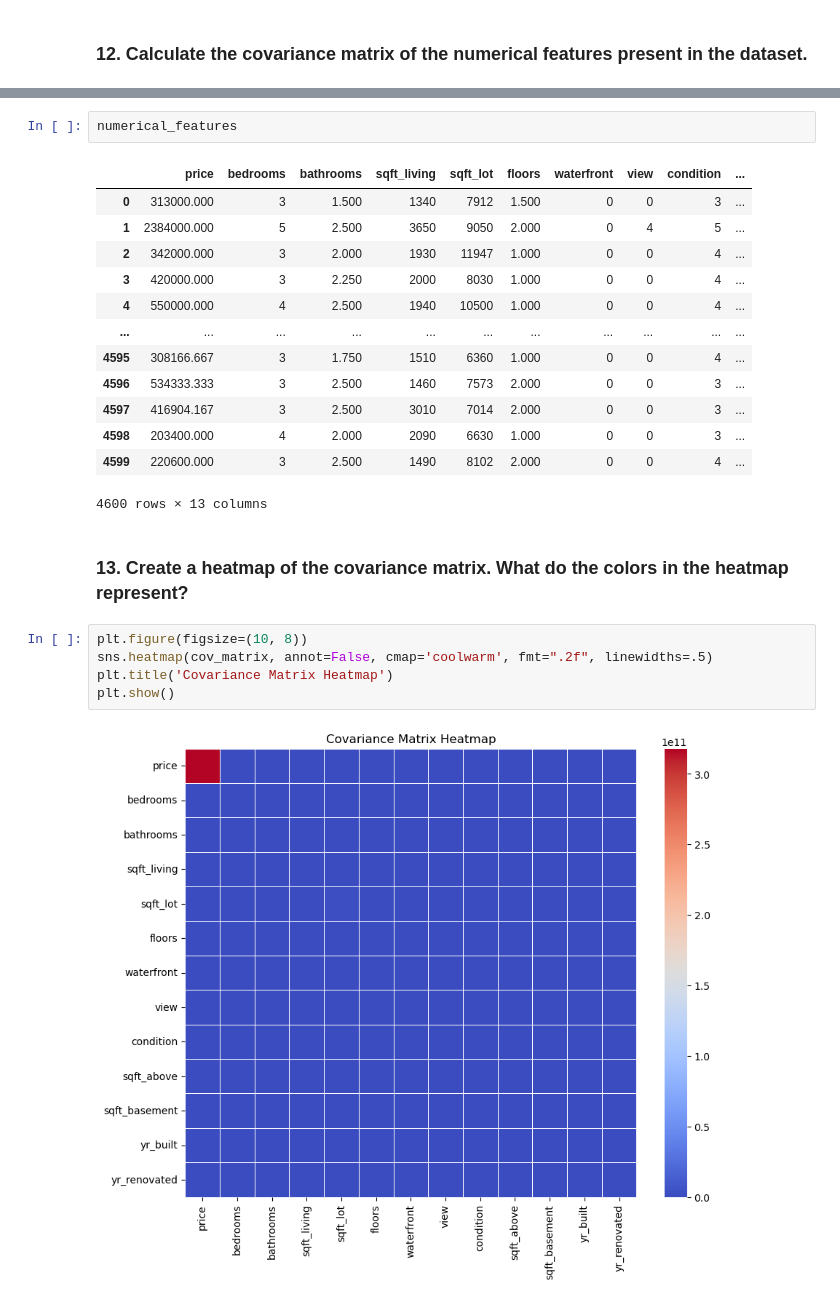
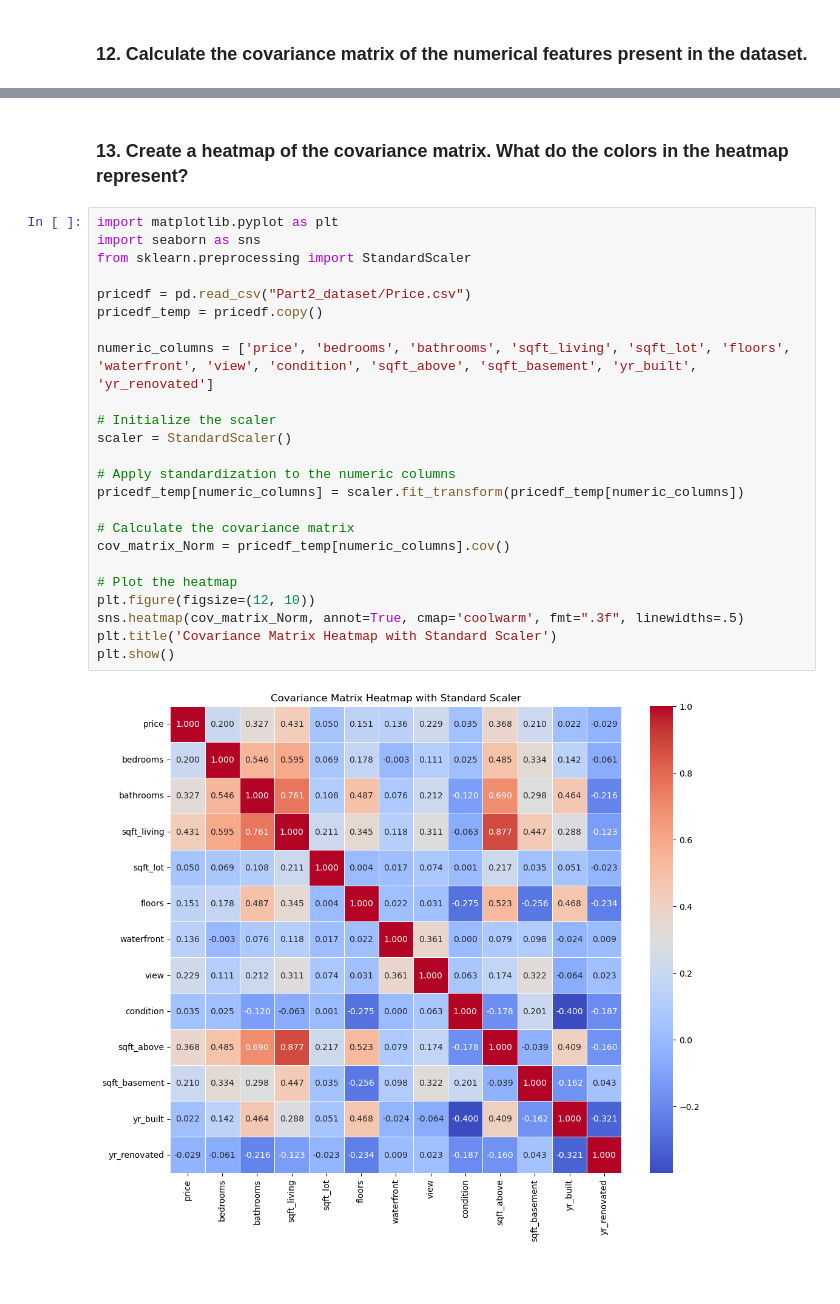
Before and after one commit to sgwlee96/SJSU, a Jupyter notebook: DATA220/Lab1/Lab1.ipynb, the cells around one changed output, grey strips where cells are left out. Drawn from its saved outputs; the diff is of its cells as text; blank space fills up the shorter version.

```diff
--- a/DATA220/Lab1/Lab1.ipynb
+++ b/DATA220/Lab1/Lab1.ipynb
@@ -505,28 +507,31 @@ Covariance Matrix:
 | sqft_basement | 55067934.360 | 140.961 | 108.414 | 199927.792 | 580309.104 | -63.836 | 3.820 | 116.190 | 63.064 | ... |
 | yr_built | 366404.580 | 3.850 | 10.801 | 8241.284 | 54099.139 | 7.482 | -0.059 | -1.492 | -8.048 | ... |
 | yr_renovated | -15889609.883 | -54.371 | -165.724 | -115862.844 | -798873.488 | -123.364 | 0.713 | 17.510 | -123.915 | ... |
-# %%
-numerical_features
-# %% [output]
-|  | price | bedrooms | bathrooms | sqft_living | sqft_lot | floors | waterfront | view | condition | ... |
-| 0 | 313000.000 | 3 | 1.500 | 1340 | 7912 | 1.500 | 0 | 0 | 3 | ... |
-| 1 | 2384000.000 | 5 | 2.500 | 3650 | 9050 | 2.000 | 0 | 4 | 5 | ... |
-| 2 | 342000.000 | 3 | 2.000 | 1930 | 11947 | 1.000 | 0 | 0 | 4 | ... |
-| 3 | 420000.000 | 3 | 2.250 | 2000 | 8030 | 1.000 | 0 | 0 | 4 | ... |
-| 4 | 550000.000 | 4 | 2.500 | 1940 | 10500 | 1.000 | 0 | 0 | 4 | ... |
-| ... | ... | ... | ... | ... | ... | ... | ... | ... | ... | ... |
-| 4595 | 308166.667 | 3 | 1.750 | 1510 | 6360 | 1.000 | 0 | 0 | 4 | ... |
-| 4596 | 534333.333 | 3 | 2.500 | 1460 | 7573 | 2.000 | 0 | 0 | 3 | ... |
-| 4597 | 416904.167 | 3 | 2.500 | 3010 | 7014 | 2.000 | 0 | 0 | 3 | ... |
-| 4598 | 203400.000 | 4 | 2.000 | 2090 | 6630 | 1.000 | 0 | 0 | 3 | ... |
-| 4599 | 220600.000 | 3 | 2.500 | 1490 | 8102 | 2.000 | 0 | 0 | 4 | ... |
-4600 rows × 13 columns
 # %% [markdown]
 ### 13. Create a heatmap of the covariance matrix. What do the colors in the heatmap represent?
-# %%
-plt.figure(figsize=(10, 8))
-sns.heatmap(cov_matrix, annot=False, cmap='coolwarm', fmt=".2f", linewidths=.5)
-plt.title('Covariance Matrix Heatmap')
-plt.show()
-# %% [output]
-[figure, removed]
+# %%
+import matplotlib.pyplot as plt
+import seaborn as sns
+from sklearn.preprocessing import StandardScaler
+
+pricedf = pd.read_csv("Part2_dataset/Price.csv")
+pricedf_temp = pricedf.copy()
+
+numeric_columns = ['price', 'bedrooms', 'bathrooms', 'sqft_living', 'sqft_lot', 'floors', 'waterfront', 'view', 'condition', 'sqft_above', 'sqft_basement', 'yr_built', 'yr_renovated']
+
+# Initialize the scaler
+scaler = StandardScaler()
+
+# Apply standardization to the numeric columns
+pricedf_temp[numeric_columns] = scaler.fit_transform(pricedf_temp[numeric_columns])
+
+# Calculate the covariance matrix
+cov_matrix_Norm = pricedf_temp[numeric_columns].cov()
+
+# Plot the heatmap
+plt.figure(figsize=(12, 10))
+sns.heatmap(cov_matrix_Norm, annot=True, cmap='coolwarm', fmt=".3f", linewidths=.5)
+plt.title('Covariance Matrix Heatmap with Standard Scaler')
+plt.show()
+# %% [output]
+[figure, added]
```
Also changed, not shown: parts of 25 cells of this notebook, 26 other files.
